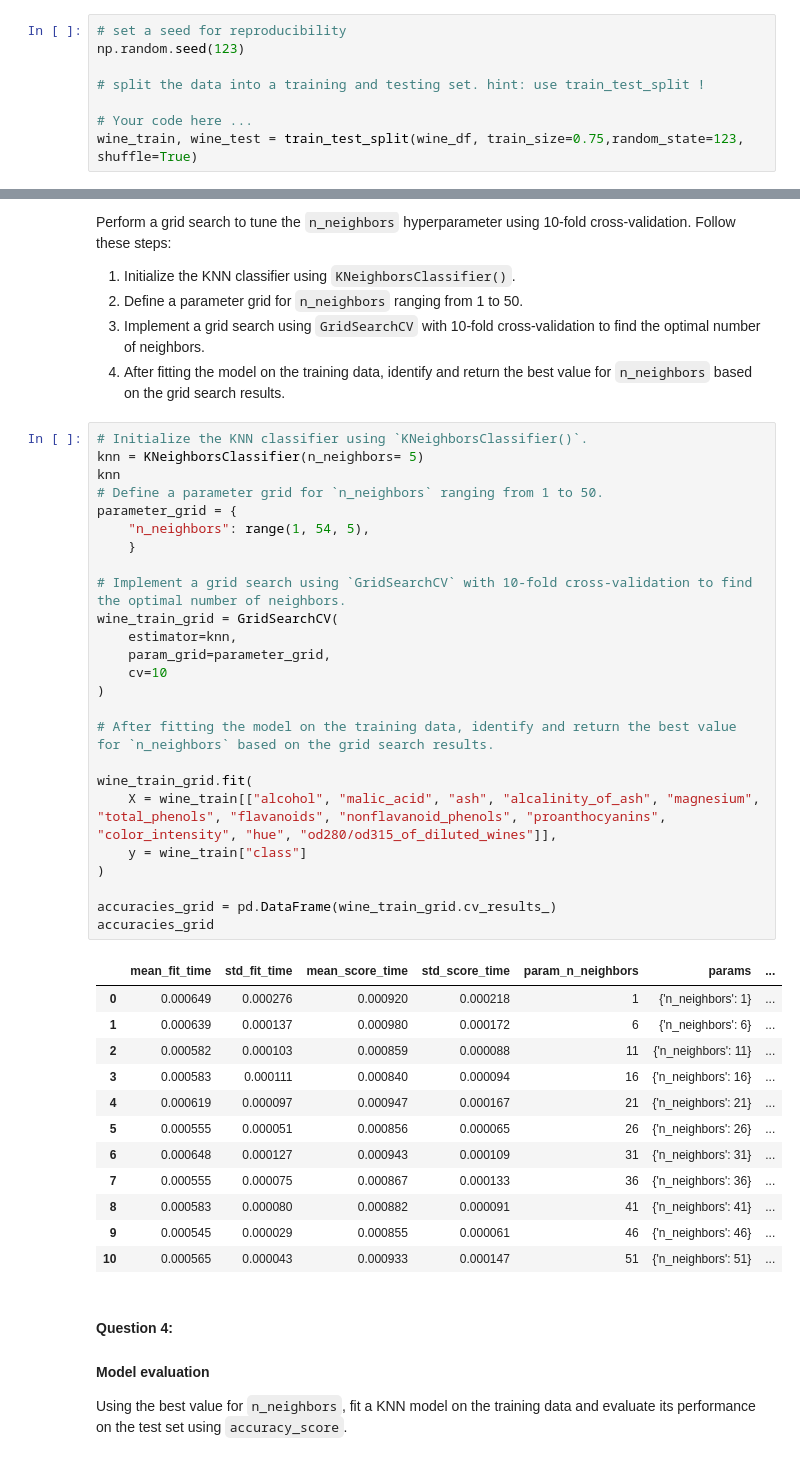
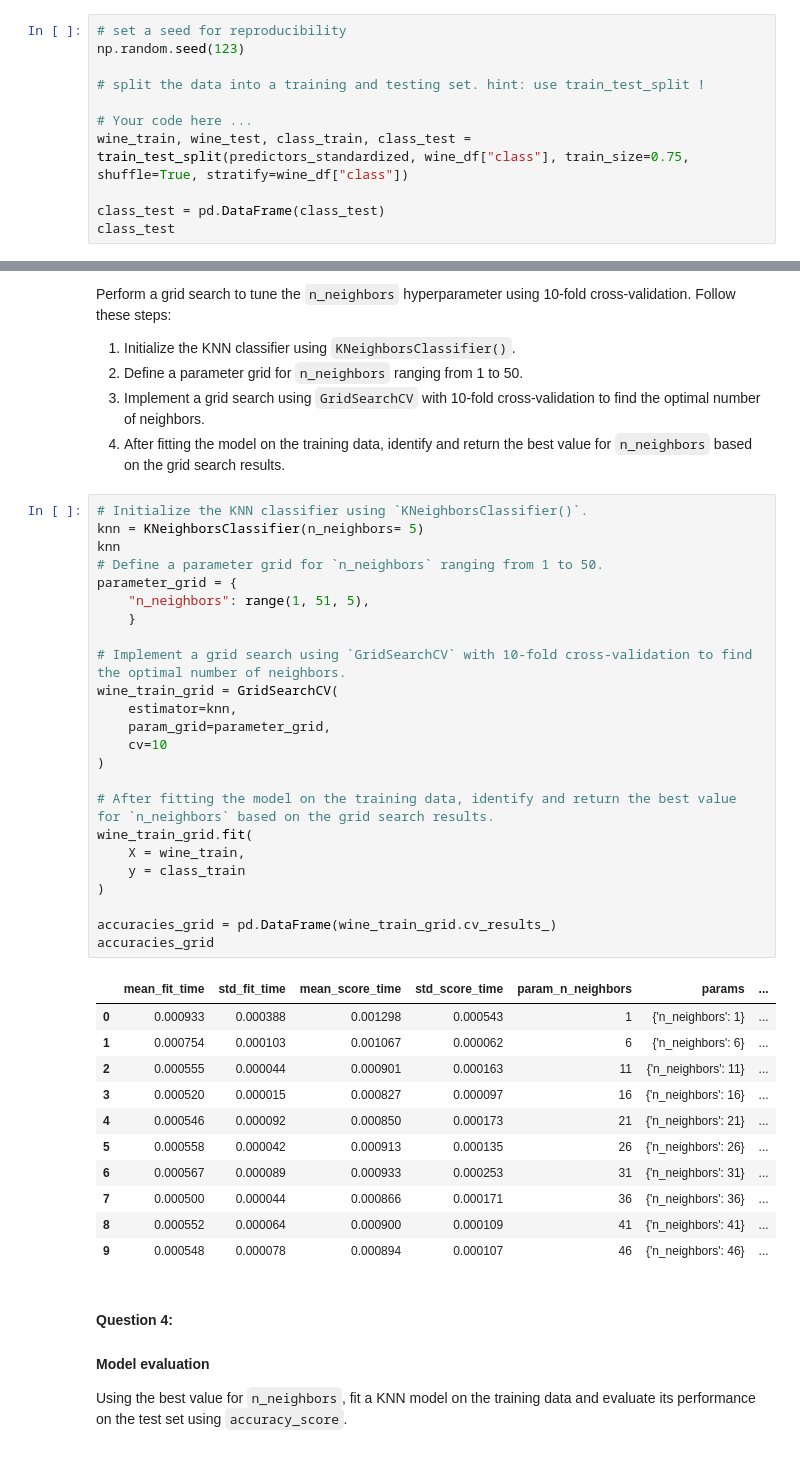
Before and after one commit to jnahmiach/LCR, a Jupyter notebook: 02_activities/assignments/assignment_1.ipynb, the cells around one changed output, grey strips where cells are left out. Saved outputs shown, nothing was run; the diff lists cells and outputs as text.

```diff
--- a/02_activities/assignments/assignment_1.ipynb
+++ b/02_activities/assignments/assignment_1.ipynb
@@ -171,4 +164,7 @@ np.random.seed(123)
 # split the data into a training and testing set. hint: use train_test_split !
 
 # Your code here ...
-wine_train, wine_test = train_test_split(wine_df, train_size=0.75,random_state=123, shuffle=True)
+wine_train, wine_test, class_train, class_test = train_test_split(predictors_standardized, wine_df["class"], train_size=0.75, shuffle=True, stratify=wine_df["class"])
+
+class_test = pd.DataFrame(class_test)
+class_test
@@ -187,41 +201,39 @@ Perform a grid search to tune the `n_neighbors` hyperparameter using 10-fold cro
 # %%
 # Initialize the KNN classifier using `KNeighborsClassifier()`.
 knn = KNeighborsClassifier(n_neighbors= 5)
 knn
 # Define a parameter grid for `n_neighbors` ranging from 1 to 50.
 parameter_grid = {
-    "n_neighbors": range(1, 54, 5),
+    "n_neighbors": range(1, 51, 5),
     }
 
 # Implement a grid search using `GridSearchCV` with 10-fold cross-validation to find the optimal number of neighbors.
 wine_train_grid = GridSearchCV(
     estimator=knn,
     param_grid=parameter_grid,
     cv=10
 )
 
 # After fitting the model on the training data, identify and return the best value for `n_neighbors` based on the grid search results.
-
 wine_train_grid.fit(
-    X = wine_train[["alcohol", "malic_acid", "ash", "alcalinity_of_ash", "magnesium", "total_phenols", "flavanoids", "nonflavanoid_phenols", "proanthocyanins", "color_intensity", "hue", "od280/od315_of_diluted_wines"]],
-    y = wine_train["class"]
+    X = wine_train,
+    y = class_train
 )
 
 accuracies_grid = pd.DataFrame(wine_train_grid.cv_results_)
 accuracies_grid
 # %% [output]
 |  | mean_fit_time | std_fit_time | mean_score_time | std_score_time | param_n_neighbors | params | ... |
-| 0 | 0.000649 | 0.000276 | 0.000920 | 0.000218 | 1 | {'n_neighbors': 1} | ... |
-| 1 | 0.000639 | 0.000137 | 0.000980 | 0.000172 | 6 | {'n_neighbors': 6} | ... |
-| 2 | 0.000582 | 0.000103 | 0.000859 | 0.000088 | 11 | {'n_neighbors': 11} | ... |
-| 3 | 0.000583 | 0.000111 | 0.000840 | 0.000094 | 16 | {'n_neighbors': 16} | ... |
-| 4 | 0.000619 | 0.000097 | 0.000947 | 0.000167 | 21 | {'n_neighbors': 21} | ... |
-| 5 | 0.000555 | 0.000051 | 0.000856 | 0.000065 | 26 | {'n_neighbors': 26} | ... |
-| 6 | 0.000648 | 0.000127 | 0.000943 | 0.000109 | 31 | {'n_neighbors': 31} | ... |
-| 7 | 0.000555 | 0.000075 | 0.000867 | 0.000133 | 36 | {'n_neighbors': 36} | ... |
-| 8 | 0.000583 | 0.000080 | 0.000882 | 0.000091 | 41 | {'n_neighbors': 41} | ... |
-| 9 | 0.000545 | 0.000029 | 0.000855 | 0.000061 | 46 | {'n_neighbors': 46} | ... |
-| 10 | 0.000565 | 0.000043 | 0.000933 | 0.000147 | 51 | {'n_neighbors': 51} | ... |
+| 0 | 0.000933 | 0.000388 | 0.001298 | 0.000543 | 1 | {'n_neighbors': 1} | ... |
+| 1 | 0.000754 | 0.000103 | 0.001067 | 0.000062 | 6 | {'n_neighbors': 6} | ... |
+| 2 | 0.000555 | 0.000044 | 0.000901 | 0.000163 | 11 | {'n_neighbors': 11} | ... |
+| 3 | 0.000520 | 0.000015 | 0.000827 | 0.000097 | 16 | {'n_neighbors': 16} | ... |
+| 4 | 0.000546 | 0.000092 | 0.000850 | 0.000173 | 21 | {'n_neighbors': 21} | ... |
+| 5 | 0.000558 | 0.000042 | 0.000913 | 0.000135 | 26 | {'n_neighbors': 26} | ... |
+| 6 | 0.000567 | 0.000089 | 0.000933 | 0.000253 | 31 | {'n_neighbors': 31} | ... |
+| 7 | 0.000500 | 0.000044 | 0.000866 | 0.000171 | 36 | {'n_neighbors': 36} | ... |
+| 8 | 0.000552 | 0.000064 | 0.000900 | 0.000109 | 41 | {'n_neighbors': 41} | ... |
+| 9 | 0.000548 | 0.000078 | 0.000894 | 0.000107 | 46 | {'n_neighbors': 46} | ... |
 # %% [markdown]
 #### **Question 4:**
 #### Model evaluation
```
Also changed, not shown: parts of 5 cells of this notebook.
